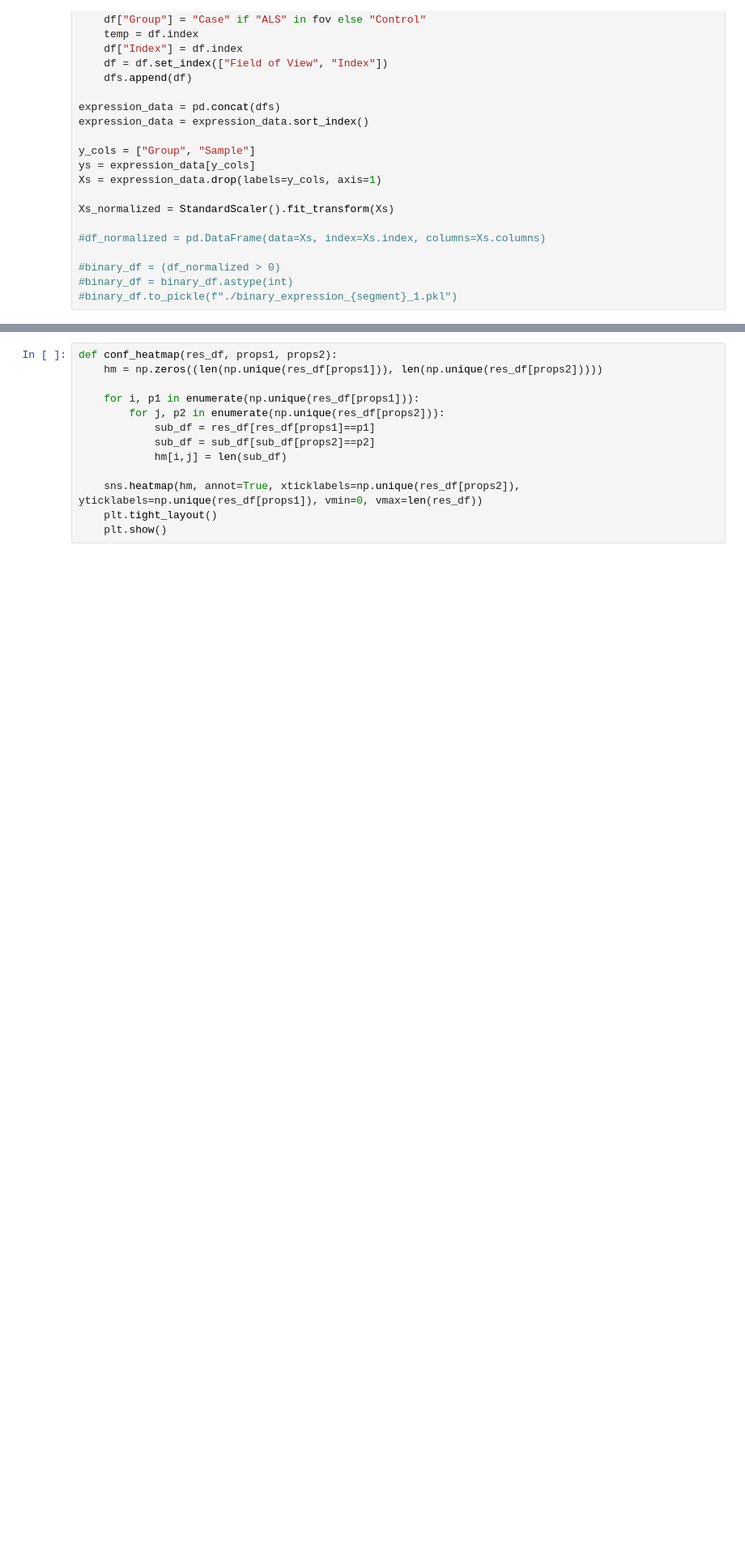
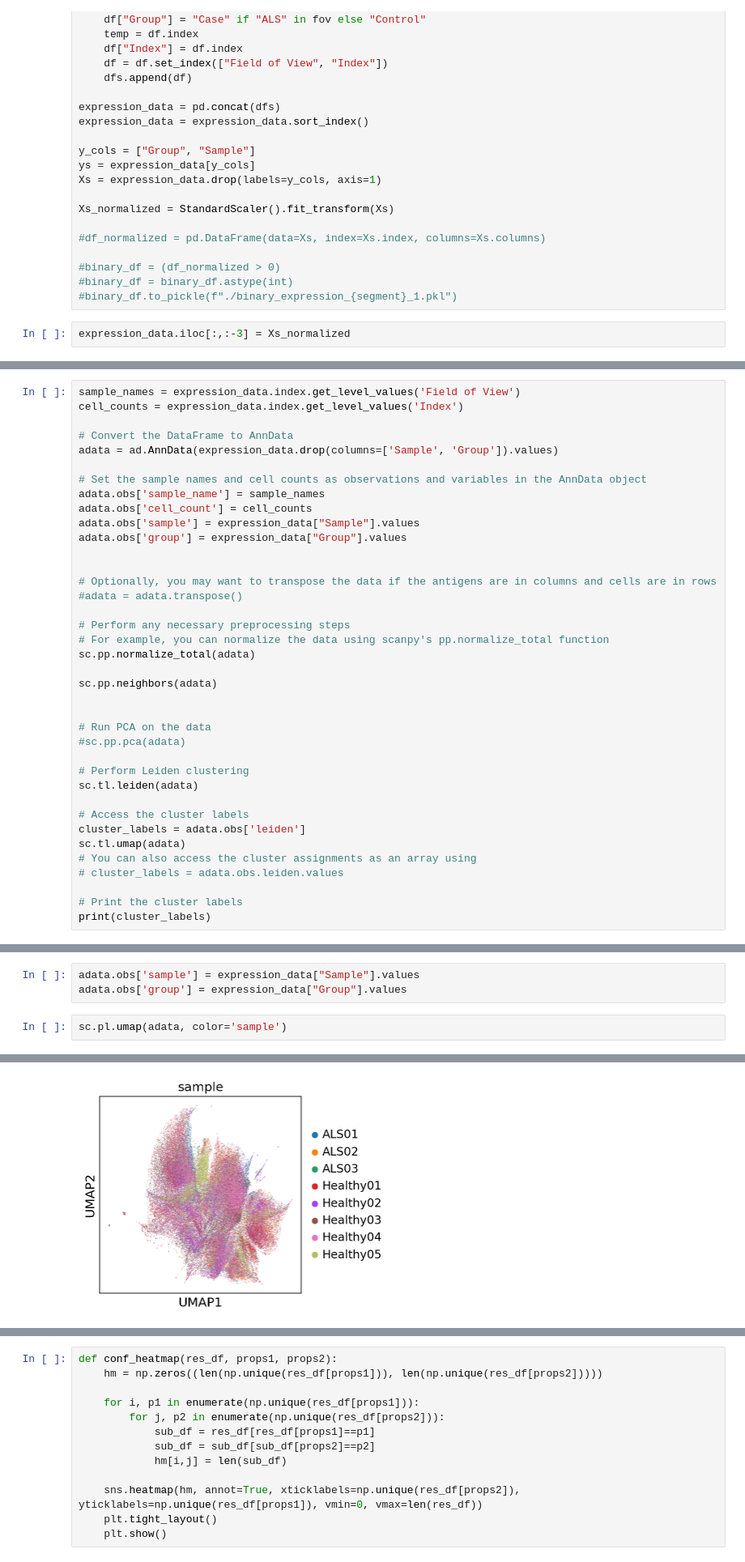
Before and after one commit to bionetslab/ALS_MELC_Data_Analysis, a Jupyter notebook: expression_analysis.ipynb, the cells around one changed output, grey strips where cells are left out. Shown at 81% size. Saved outputs shown, nothing was run; the diff lists cells and outputs as text; blank space fills up the shorter version.

Commit message:
first scanpy/leiden analysis

```diff
--- a/expression_analysis.ipynb
+++ b/expression_analysis.ipynb
@@ -53,3 +55,5 @@ Xs_normalized = StandardScaler().fit_transform(Xs)
 #binary_df = (df_normalized > 0)
 #binary_df = binary_df.astype(int)
 #binary_df.to_pickle(f"./binary_expression_{segment}_1.pkl")
+# %%
+expression_data.iloc[:,:-3] = Xs_normalized
@@ -55,0 +66,38 @@ Xs_normalized = StandardScaler().fit_transform(Xs)
+# %%
+sample_names = expression_data.index.get_level_values('Field of View')
+cell_counts = expression_data.index.get_level_values('Index')
+
+# Convert the DataFrame to AnnData
+adata = ad.AnnData(expression_data.drop(columns=['Sample', 'Group']).values)
+
+# Set the sample names and cell counts as observations and variables in the AnnData object
+adata.obs['sample_name'] = sample_names
+adata.obs['cell_count'] = cell_counts
+adata.obs['sample'] = expression_data["Sample"].values
+adata.obs['group'] = expression_data["Group"].values
+
+
+# Optionally, you may want to transpose the data if the antigens are in columns and cells are in rows
+#adata = adata.transpose()
+
+# Perform any necessary preprocessing steps
+# For example, you can normalize the data using scanpy's pp.normalize_total function
+sc.pp.normalize_total(adata)
+
+sc.pp.neighbors(adata)
+
+
+# Run PCA on the data
+#sc.pp.pca(adata)
+
+# Perform Leiden clustering
+sc.tl.leiden(adata)
+
+# Access the cluster labels
+cluster_labels = adata.obs['leiden']
+sc.tl.umap(adata)
+# You can also access the cluster assignments as an array using
+# cluster_labels = adata.obs.leiden.values
+
+# Print the cluster labels
+print(cluster_labels)
@@ -55,0 +127,6 @@ Xs_normalized = StandardScaler().fit_transform(Xs)
+# %%
+adata.obs['sample'] = expression_data["Sample"].values
+adata.obs['group'] = expression_data["Group"].values
+# %%
+sc.pl.umap(adata, color='sample')
+# %% [output]
@@ -55,0 +134 @@ Xs_normalized = StandardScaler().fit_transform(Xs)
+[figure, added]
```
Also changed, not shown: parts of 36 cells of this notebook.
